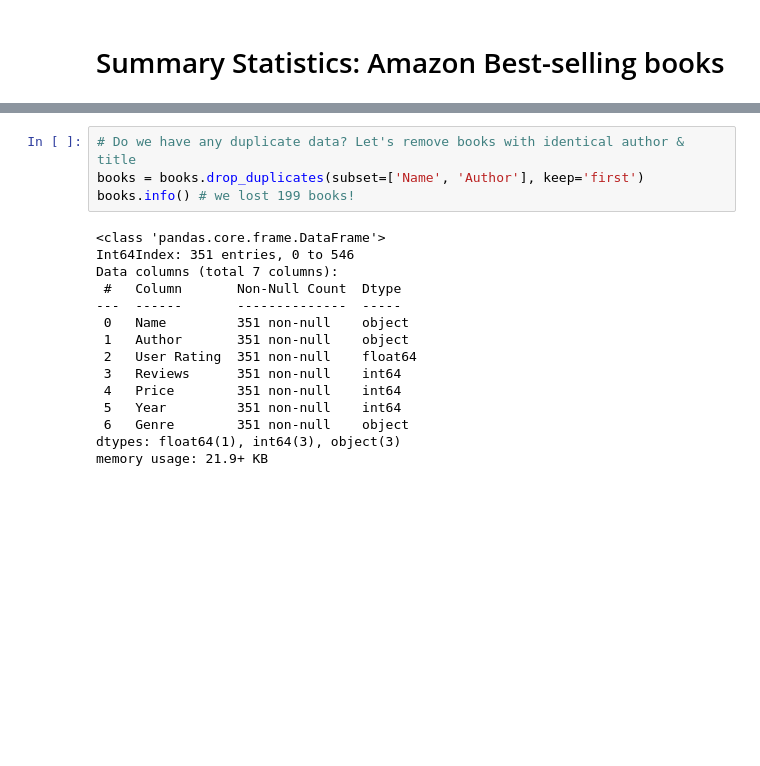
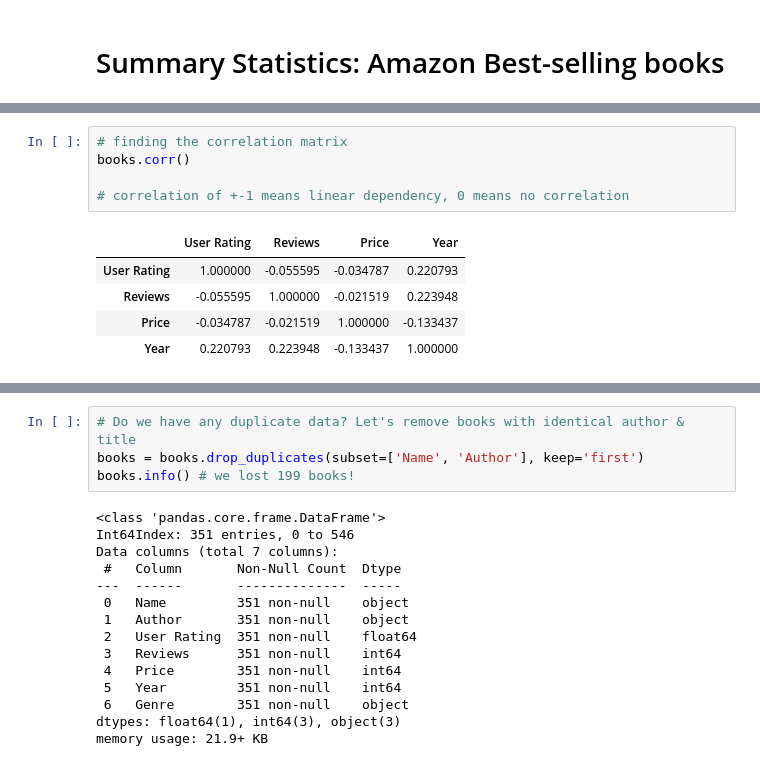
Before and after one commit to louisbemberg/machine-learning-workshop, a Jupyter notebook: 01_amazon_bestselling_books/louis_stats/amazon_statistics_louis.ipynb, the cells around one changed output, grey strips where cells are left out. Drawn from its saved outputs; the diff is of its cells as text; blank space fills up the shorter version.

```diff
--- a/01_amazon_bestselling_books/louis_stats/amazon_statistics_louis.ipynb
+++ b/01_amazon_bestselling_books/louis_stats/amazon_statistics_louis.ipynb
@@ -46,0 +55,11 @@ books.head(20)
+# %%
+# finding the correlation matrix
+books.corr()
+
+# correlation of +-1 means linear dependency, 0 means no correlation
+# %% [output]
+|  | User Rating | Reviews | Price | Year |
+| User Rating | 1.000000 | -0.055595 | -0.034787 | 0.220793 |
+| Reviews | -0.055595 | 1.000000 | -0.021519 | 0.223948 |
+| Price | -0.034787 | -0.021519 | 1.000000 | -0.133437 |
+| Year | 0.220793 | 0.223948 | -0.133437 | 1.000000 |
```
Also changed, not shown: parts of 14 cells of this notebook.
